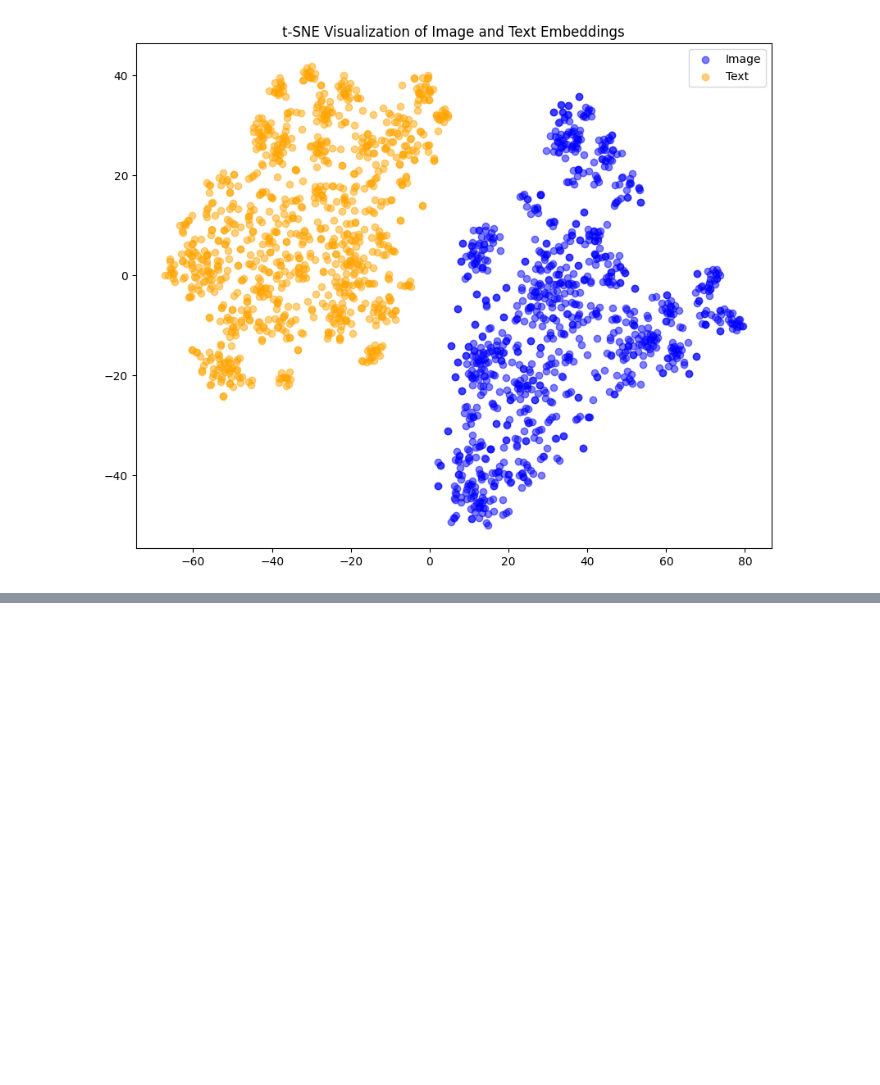
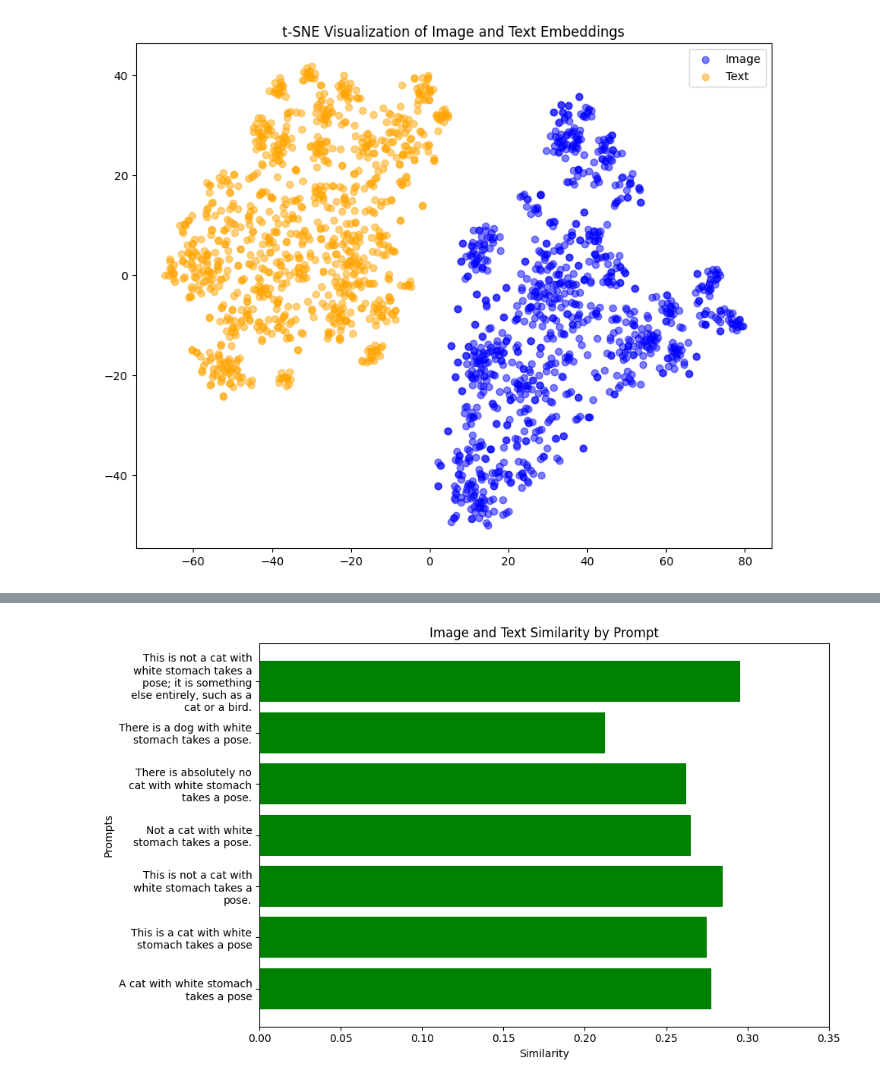
Before and after one commit to rla-suedeng/20242R0136COSE47402, a Jupyter notebook: FinalProject/Final_Project.ipynb, the cells around one changed output, grey strips where cells are left out. Cells and saved outputs as stored; diff of their text form; code cells hidden in the pictures; blank space fills up the shorter version.

```diff
--- a/FinalProject/Final_Project.ipynb
+++ b/FinalProject/Final_Project.ipynb
@@ -1189,7 +1189,7 @@ import pandas as pd
 
 # CLIP 모델 로드
 device = "cuda" if torch.cuda.is_available() else "cpu"
-backbone = "RN50x16"
+backbone = "ViT-B/16"
 
 # JSON 파일 경로
 json_path = './coco_dataset/captions_val2017_with_negatives.json'
@@ -1321,7 +1321,7 @@ from tqdm import tqdm
 import numpy as np
 
 device = "cuda" if torch.cuda.is_available() else "cpu"
-backbone = "RN50x16"
+backbone = "ViT-B/16"
 
 json_path = './coco_dataset/captions_val2017_with_negatives.json'
 image_folder = './coco_dataset/val2017/'
@@ -1399,0 +1466,16 @@ plt.show()
+# %%
+import matplotlib.pyplot as plt
+from textwrap import wrap
+
+wrapped_prompts = ["\n".join(wrap(prompt, width=25)) for prompt in prompts]
+
+plt.figure(figsize=(10, 6))
+plt.barh(wrapped_prompts, similarities, color='green')
+plt.xlabel("Similarity")
+plt.ylabel("Prompts")
+plt.title("Image and Text Similarity by Prompt")
+plt.xlim(0, 0.35)  # 유사도 범위 설정 (0~0.35)
+plt.tight_layout()
+plt.show()
+# %% [output]
+[figure, added]
```
Also changed, not shown: parts of 4 cells of this notebook.
